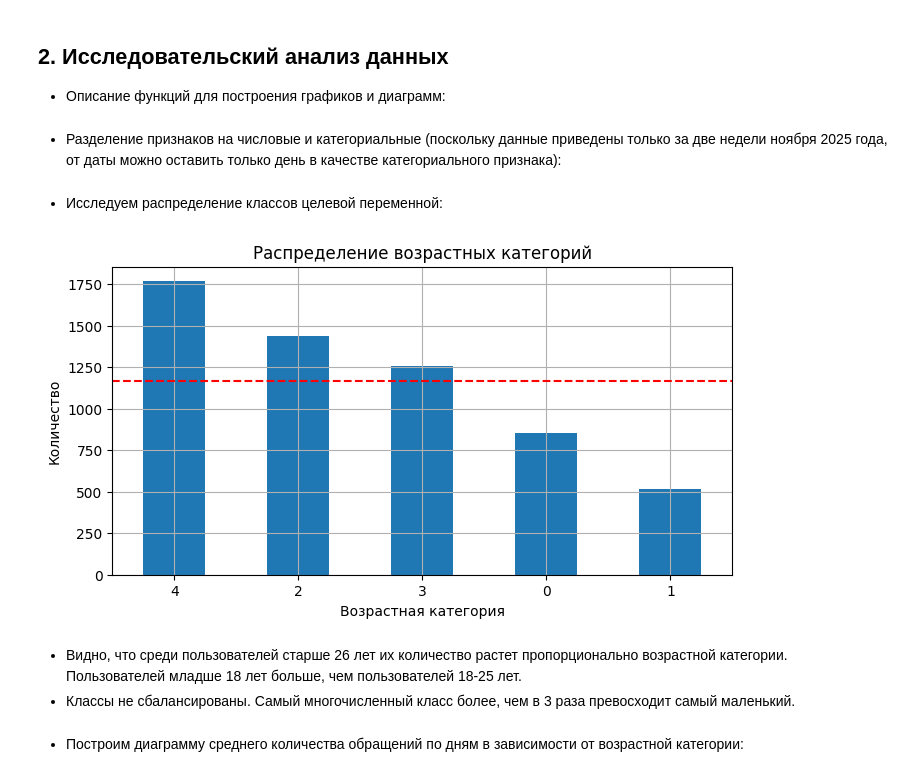
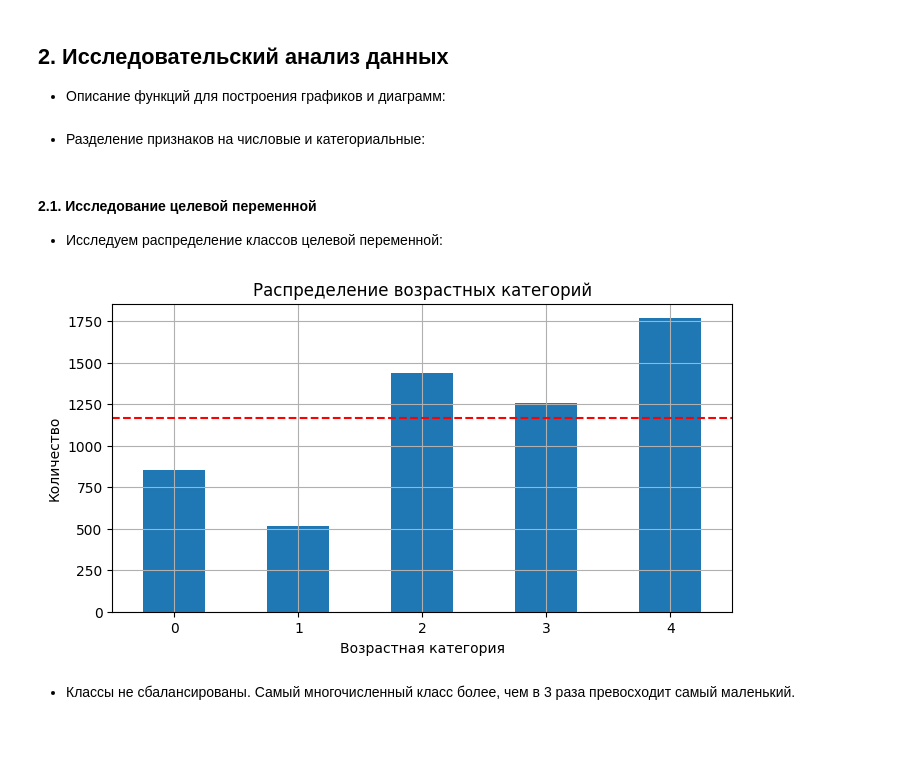
Before and after one commit to tvorogov-code/ds-yandex, a Jupyter notebook: notebooks/Проект модуля 3/Проект модуля 3.ipynb, the cells around one changed output. Saved outputs shown, nothing was run; the diff lists cells and outputs as text; code cells hidden in the pictures; blank space fills up the shorter version.

```diff
--- a/notebooks/Проект модуля 3/Проект модуля 3.ipynb
+++ b/notebooks/Проект модуля 3/Проект модуля 3.ipynb
@@ -655,6 +730,6 @@ def draw_barplot(series,
             plt.axvline(mean, color='red', linestyle='--')
     plt.show()
 # %% [markdown]
-- Разделение признаков на числовые и категориальные (поскольку данные приведены только за две недели ноября 2025 года, от даты можно оставить только день в качестве категориального признака):
+- Разделение признаков на числовые и категориальные:
 # %%
 num_features = [
@@ -674,18 +755,16 @@ cat_features = [
 bool_features = ['cloud_usage']
 target = 'age_category'
 # %% [markdown]
+#### 2.1. Исследование целевой переменной
 - Исследуем распределение классов целевой переменной:
 # %%
 age_cat_qty_mean = df_users['age_category'].value_counts().mean()
-draw_barplot(df_users['age_category'].value_counts(),
+draw_barplot(df_users['age_category'].value_counts().sort_index(),
              "Распределение возрастных категорий",
              "Возрастная категория",
              "Количество",
              mean=age_cat_qty_mean)
 # %% [output]
-[figure, old version]
+[figure, new version]
 # %% [markdown]
-- Видно, что среди пользователей старше 26 лет их количество растет пропорционально возрастной категории. Пользователей младше 18 лет больше, чем пользователей 18-25 лет.
 - Классы не сбалансированы. Самый многочисленный класс более, чем в 3 раза превосходит самый маленький.
-# %% [markdown]
-- Построим диаграмму среднего количества обращений по дням в зависимости от возрастной категории:
```
Also changed, not shown: parts of 95 cells of this notebook, 3 other files.
